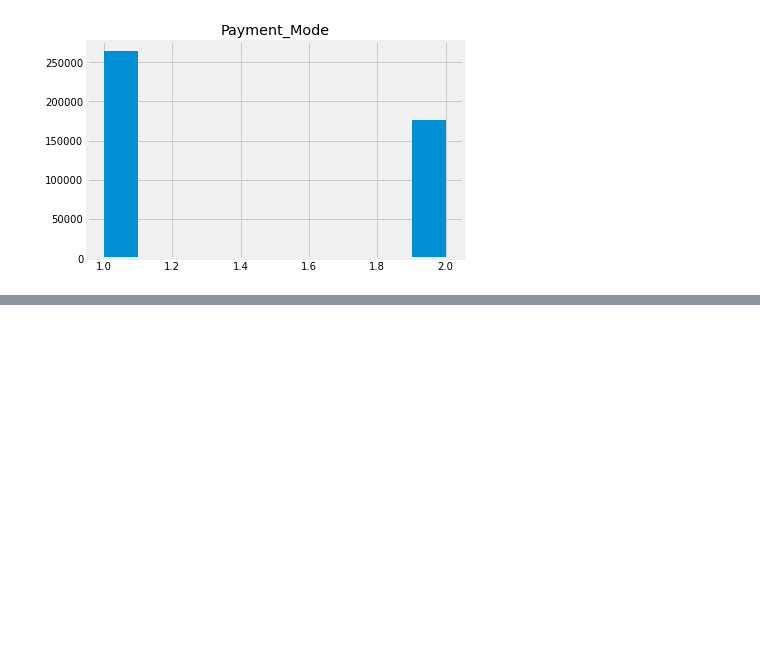
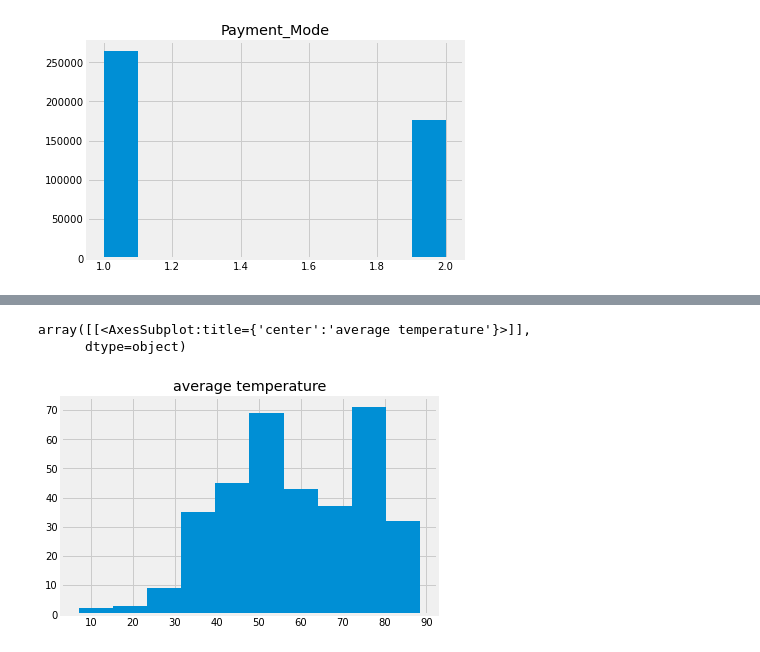
Before and after one commit to DataDaimon/DataGlacier, a Jupyter notebook: Week 02/Jupyter/Week 02 EDA.ipynb, the cells around one changed output, grey strips where cells are left out. Cells and saved outputs as stored; diff of their text form; code cells hidden in the pictures; blank space fills up the shorter version.

```diff
--- a/Week 02/Jupyter/Week 02 EDA.ipynb
+++ b/Week 02/Jupyter/Week 02 EDA.ipynb
@@ -523,0 +669,6 @@ sns.boxplot(x="Payment_Mode",data=transaction_id)
+# %%
+nyc_weather[["average temperature"]].hist()
+# %% [output]
+array([[<AxesSubplot:title={'center':'average temperature'}>]],
+      dtype=object)
+[figure, added]
```
Also changed, not shown: parts of 52 cells of this notebook, 2 other files.
